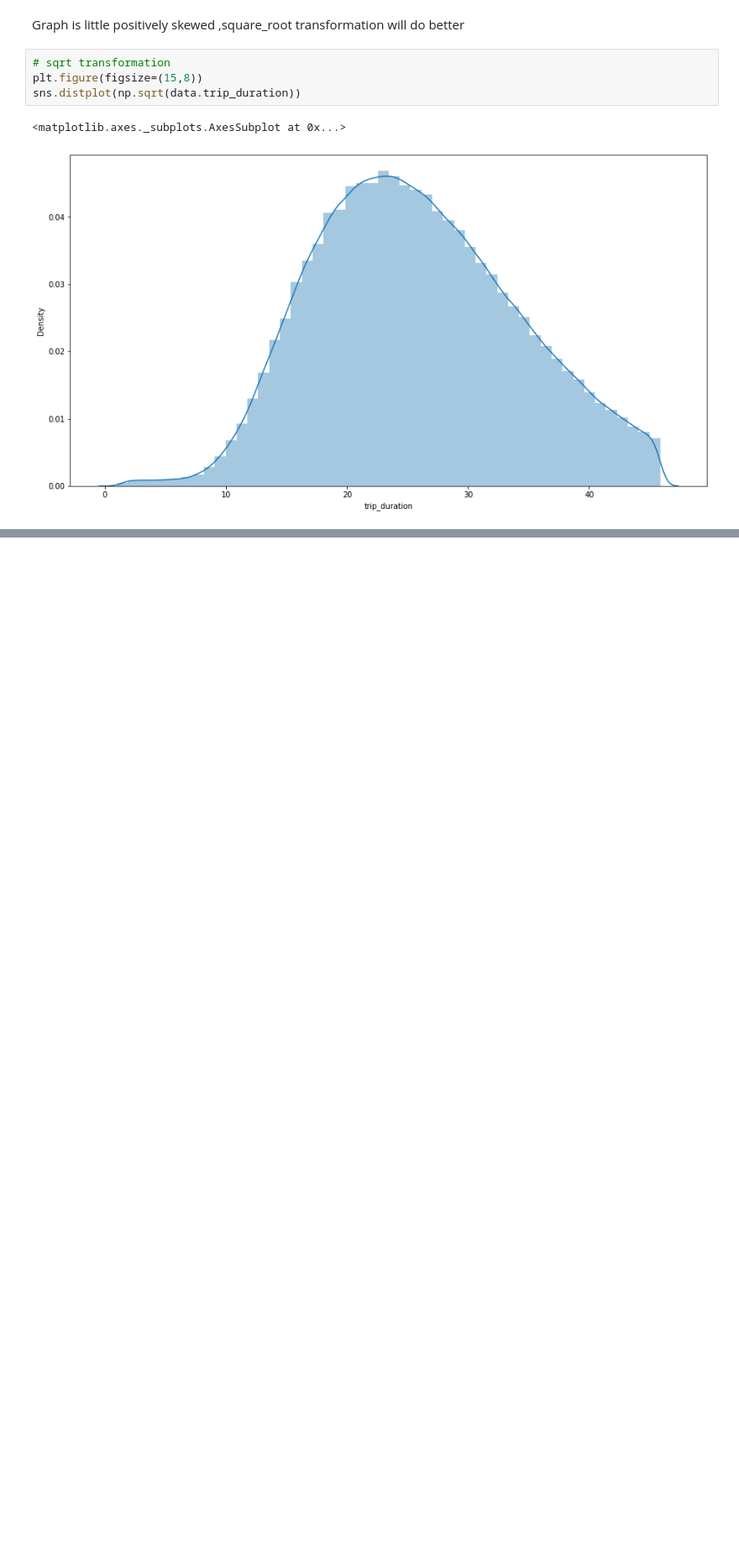
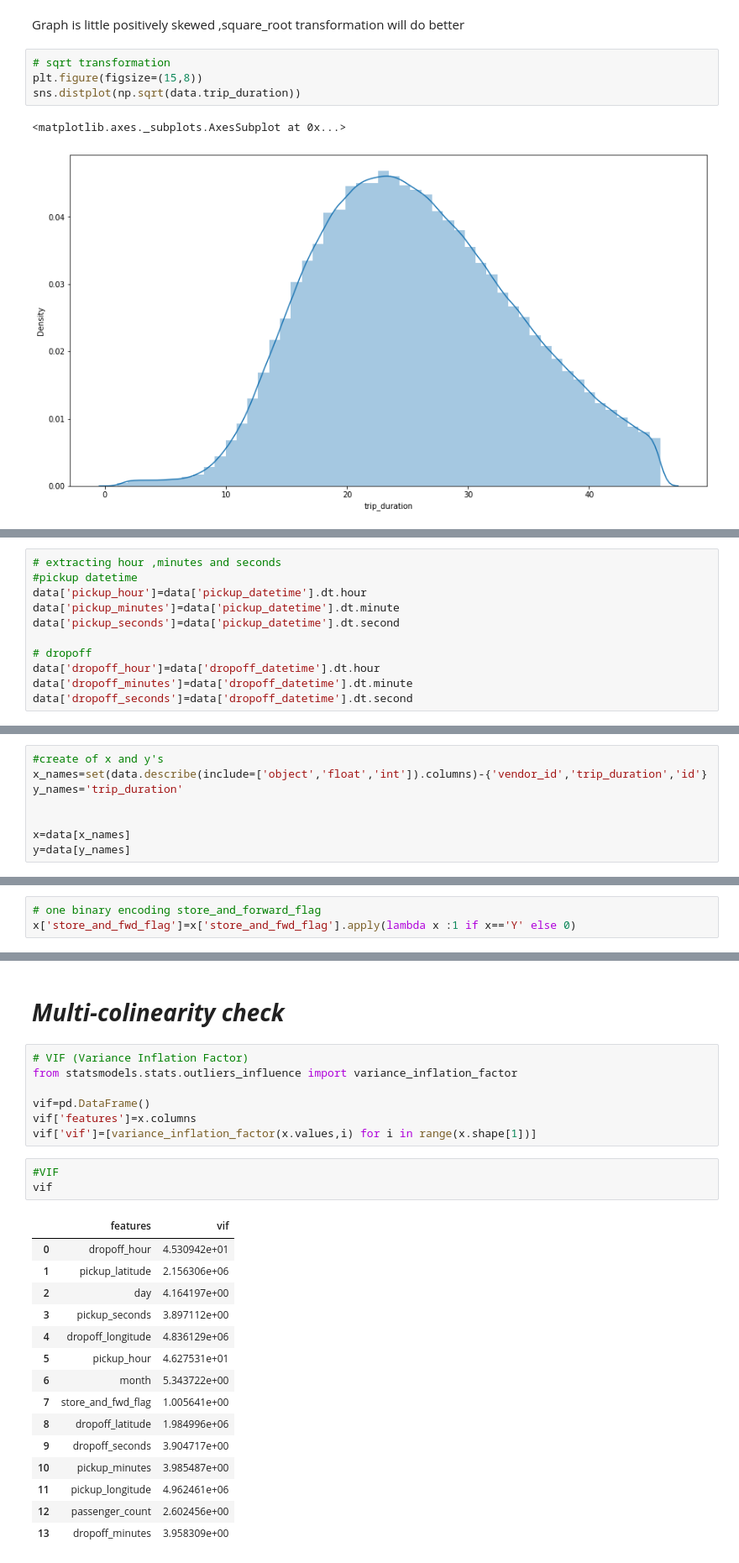
Before and after one commit to ajayn3300/NYC-_Taxi_Trip_Time-Prediction---Regression, a Jupyter notebook: NYC_Taxi_Trip_Time_Prediction_Capstone_Project.ipynb, the cells around one changed output, grey strips where cells are left out. Shown at 84% size. Cells and saved outputs as stored; diff of their text form; blank space fills up the shorter version.

```diff
--- a/NYC_Taxi_Trip_Time_Prediction_Capstone_Project.ipynb
+++ b/NYC_Taxi_Trip_Time_Prediction_Capstone_Project.ipynb
@@ -273,0 +293,11 @@ sns.distplot(np.sqrt(data.trip_duration))
+# %%
+# extracting hour ,minutes and seconds
+#pickup datetime
+data['pickup_hour']=data['pickup_datetime'].dt.hour
+data['pickup_minutes']=data['pickup_datetime'].dt.minute
+data['pickup_seconds']=data['pickup_datetime'].dt.second
+
+# dropoff
+data['dropoff_hour']=data['dropoff_datetime'].dt.hour
+data['dropoff_minutes']=data['dropoff_datetime'].dt.minute
+data['dropoff_seconds']=data['dropoff_datetime'].dt.second
@@ -273,0 +312,8 @@ sns.distplot(np.sqrt(data.trip_duration))
+# %%
+#create of x and y's
+x_names=set(data.describe(include=['object','float','int']).columns)-{'vendor_id','trip_duration','id'}
+y_names='trip_duration'
+
+
+x=data[x_names]
+y=data[y_names]
@@ -273,0 +328,3 @@ sns.distplot(np.sqrt(data.trip_duration))
+# %%
+# one binary encoding store_and_forward_flag
+x['store_and_fwd_flag']=x['store_and_fwd_flag'].apply(lambda x :1 if x=='Y' else 0)
@@ -273,0 +357,28 @@ sns.distplot(np.sqrt(data.trip_duration))
+# %% [markdown]
+# ***Multi-colinearity check***
+# %%
+# VIF (Variance Inflation Factor)
+from statsmodels.stats.outliers_influence import variance_inflation_factor
+
+vif=pd.DataFrame()
+vif['features']=x.columns
+vif['vif']=[variance_inflation_factor(x.values,i) for i in range(x.shape[1])]
+# %%
+#VIF
+vif
+# %% [output]
+|  | features | vif |
+| 0 | dropoff_hour | 4.530942e+01 |
+| 1 | pickup_latitude | 2.156306e+06 |
+| 2 | day | 4.164197e+00 |
+| 3 | pickup_seconds | 3.897112e+00 |
+| 4 | dropoff_longitude | 4.836129e+06 |
+| 5 | pickup_hour | 4.627531e+01 |
+| 6 | month | 5.343722e+00 |
+| 7 | store_and_fwd_flag | 1.005641e+00 |
+| 8 | dropoff_latitude | 1.984996e+06 |
+| 9 | dropoff_seconds | 3.904717e+00 |
+| 10 | pickup_minutes | 3.985487e+00 |
+| 11 | pickup_longitude | 4.962461e+06 |
+| 12 | passenger_count | 2.602456e+00 |
+| 13 | dropoff_minutes | 3.958309e+00 |
```
Also changed, not shown: parts of 21 cells of this notebook.
